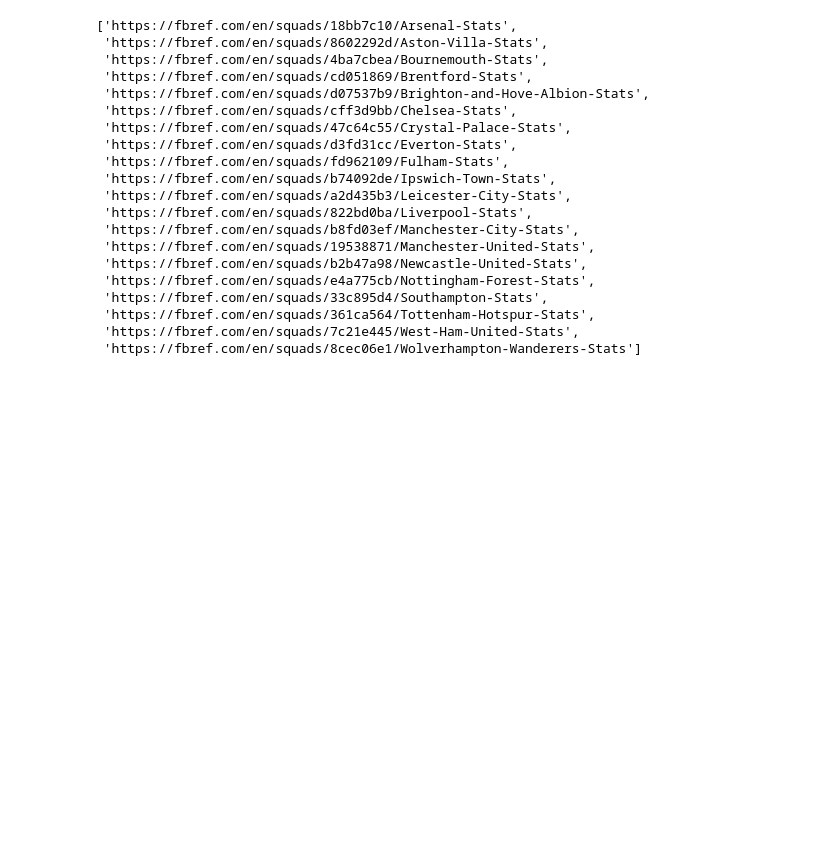
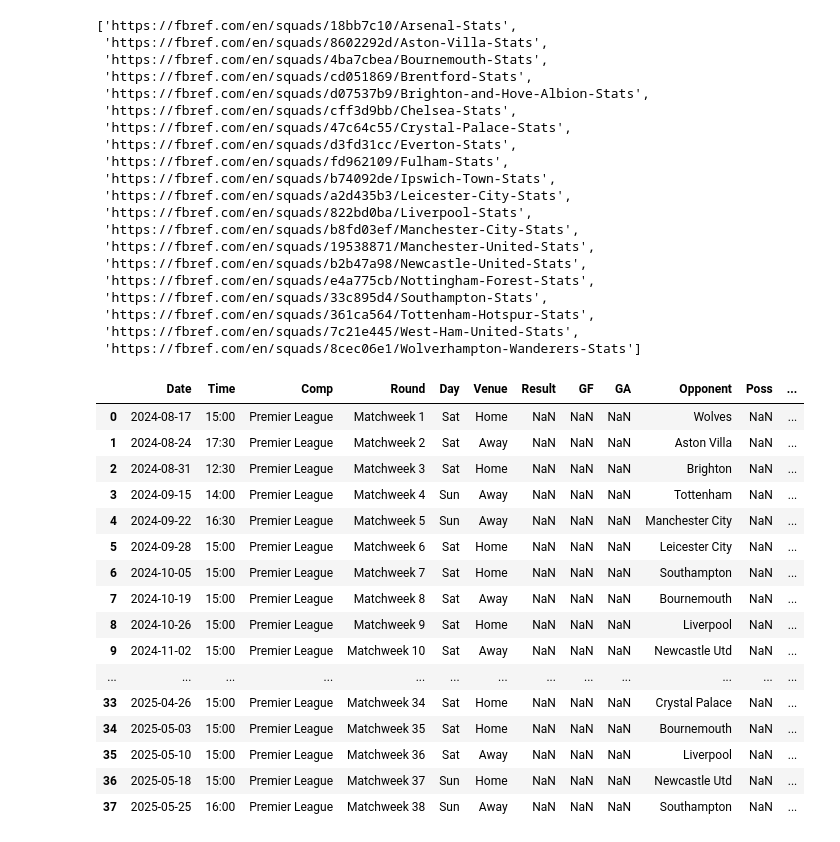
Before and after one commit to shouvikguha/Division-Diviner, a Jupyter notebook: England/Premier_League/PLScraping.ipynb, the cells around one changed output. Drawn from its saved outputs; the diff is of its cells as text; code cells hidden in the pictures; blank space fills up the shorter version.

Commit message:
Pandas and requests to get stats

```diff
--- a/England/Premier_League/PLScraping.ipynb
+++ b/England/Premier_League/PLScraping.ipynb
@@ -14,8 +15,9 @@ pl_table = pl_data.select("table.stats_table")[0] ## CSS selector which gets tab
 urls = pl_table.find_all("a") ## finds by HTML tags, in this case anchor tags
 urls = [u.get("href") for u in urls if u.get("href") and "/squads" in u.get("href")] ## extract href prop from every anchor tag in list that contains string squads
 ## conditional set up this way to prevent TypeError in case comparison between string and None made
-urls = [f"https://fbref.com{u}" for u in urls]
-urls
+urls = [f"https://fbref.com{u}" for u in urls] ## complete the extracted urls and turn from relative into absolute url
+teams = urls
+teams
 # %% [output]
 ['https://fbref.com/en/squads/18bb7c10/Arsenal-Stats',
  'https://fbref.com/en/squads/8602292d/Aston-Villa-Stats',
@@ -45,0 +42,26 @@ urls
+# %%
+team1 = teams[0]
+team_data = requests.get(team1) ## gets data from the url of team 1
+# %%
+matches = pd.read_html(team_data.text, match = "Scores & Fixtures")
+## pass in our HTML and we want to only get the table tag w a positive match on "Scores & Fixtures" as a string inside it
+## read_html scans tabular data and turns into list
+matches[0]
+# %% [output]
+|  | Date | Time | Comp | Round | Day | Venue | Result | GF | GA | Opponent | Poss | ... |
+| 0 | 2024-08-17 | 15:00 | Premier League | Matchweek 1 | Sat | Home | NaN | NaN | NaN | Wolves | NaN | ... |
+| 1 | 2024-08-24 | 17:30 | Premier League | Matchweek 2 | Sat | Away | NaN | NaN | NaN | Aston Villa | NaN | ... |
+| 2 | 2024-08-31 | 12:30 | Premier League | Matchweek 3 | Sat | Home | NaN | NaN | NaN | Brighton | NaN | ... |
+| 3 | 2024-09-15 | 14:00 | Premier League | Matchweek 4 | Sun | Away | NaN | NaN | NaN | Tottenham | NaN | ... |
+| 4 | 2024-09-22 | 16:30 | Premier League | Matchweek 5 | Sun | Away | NaN | NaN | NaN | Manchester City | NaN | ... |
+| 5 | 2024-09-28 | 15:00 | Premier League | Matchweek 6 | Sat | Home | NaN | NaN | NaN | Leicester City | NaN | ... |
+| 6 | 2024-10-05 | 15:00 | Premier League | Matchweek 7 | Sat | Home | NaN | NaN | NaN | Southampton | NaN | ... |
+| 7 | 2024-10-19 | 15:00 | Premier League | Matchweek 8 | Sat | Away | NaN | NaN | NaN | Bournemouth | NaN | ... |
+| 8 | 2024-10-26 | 15:00 | Premier League | Matchweek 9 | Sat | Home | NaN | NaN | NaN | Liverpool | NaN | ... |
+| 9 | 2024-11-02 | 15:00 | Premier League | Matchweek 10 | Sat | Away | NaN | NaN | NaN | Newcastle Utd | NaN | ... |
+| ... | ... | ... | ... | ... | ... | ... | ... | ... | ... | ... | ... | ... |
+| 33 | 2025-04-26 | 15:00 | Premier League | Matchweek 34 | Sat | Home | NaN | NaN | NaN | Crystal Palace | NaN | ... |
+| 34 | 2025-05-03 | 15:00 | Premier League | Matchweek 35 | Sat | Home | NaN | NaN | NaN | Bournemouth | NaN | ... |
+| 35 | 2025-05-10 | 15:00 | Premier League | Matchweek 36 | Sat | Away | NaN | NaN | NaN | Liverpool | NaN | ... |
+| 36 | 2025-05-18 | 15:00 | Premier League | Matchweek 37 | Sun | Home | NaN | NaN | NaN | Newcastle Utd | NaN | ... |
+| 37 | 2025-05-25 | 16:00 | Premier League | Matchweek 38 | Sun | Away | NaN | NaN | NaN | Southampton | NaN | ... |
```
Also changed, not shown: parts of 3 cells of this notebook.
